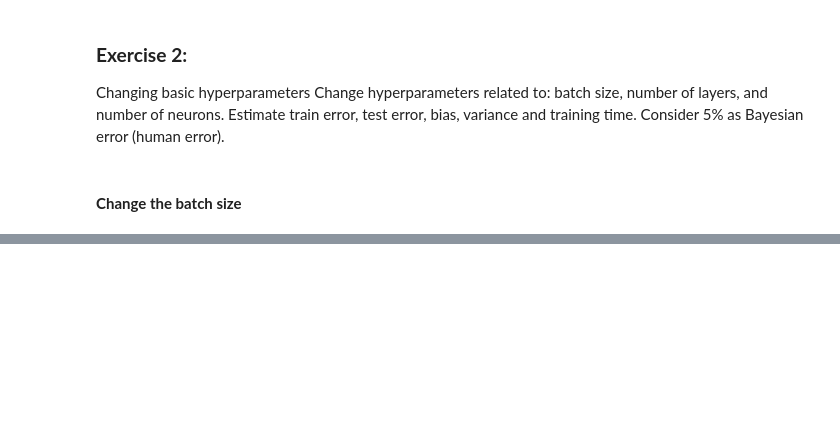
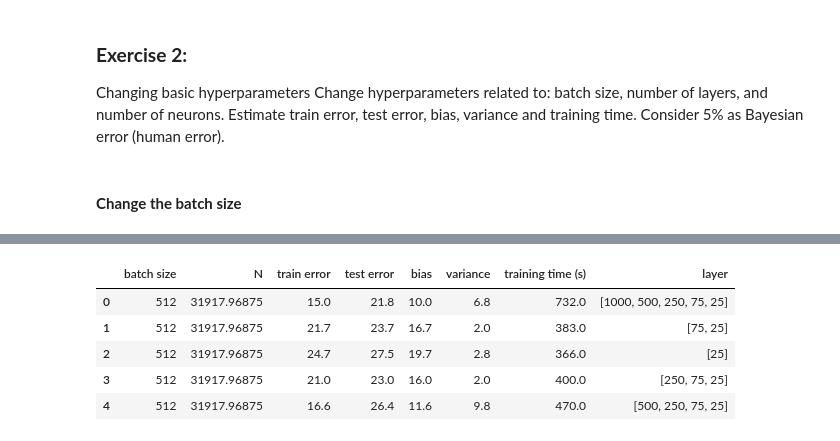
Before and after one commit to JaviMiot/exercises_deep_learning, a Jupyter notebook: Median_house_value.ipynb, the cells around one changed output, grey strips where cells are left out. Cells and saved outputs as stored; diff of their text form; code cells hidden in the pictures; blank space fills up the shorter version.

```diff
--- a/Median_house_value.ipynb
+++ b/Median_house_value.ipynb
@@ -258,0 +294,9 @@ results_model.get_all_results('batch_size_')
+# %%
+rm.get_all_results()
+# %% [output]
+|  | batch size | N | train error | test error | bias | variance | training time (s) | layer |
+| 0 | 512 | 31917.96875 | 15.0 | 21.8 | 10.0 | 6.8 | 732.0 | [1000, 500, 250, 75, 25] |
+| 1 | 512 | 31917.96875 | 21.7 | 23.7 | 16.7 | 2.0 | 383.0 | [75, 25] |
+| 2 | 512 | 31917.96875 | 24.7 | 27.5 | 19.7 | 2.8 | 366.0 | [25] |
+| 3 | 512 | 31917.96875 | 21.0 | 23.0 | 16.0 | 2.0 | 400.0 | [250, 75, 25] |
+| 4 | 512 | 31917.96875 | 16.6 | 26.4 | 11.6 | 9.8 | 470.0 | [500, 250, 75, 25] |
```
Also changed, not shown: parts of 18 cells of this notebook.
